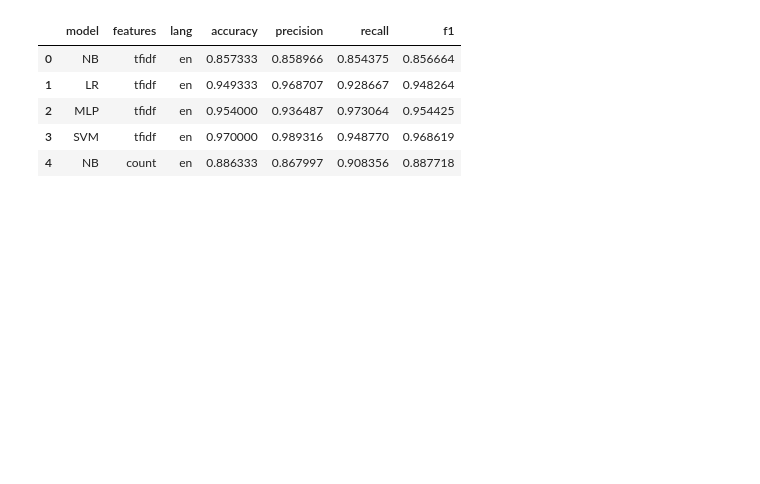
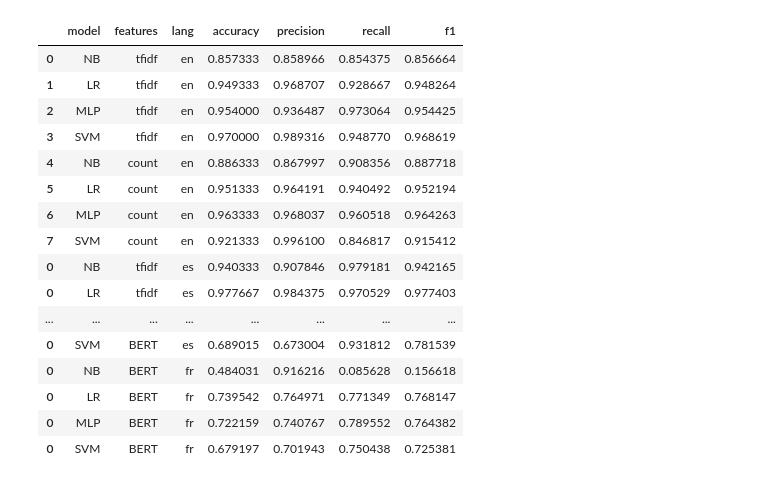
Before and after one commit to ISIS4221-JCN/Project, a Jupyter notebook: scripts/FakeNews/results.ipynb, the cells around one changed output. Saved outputs shown, nothing was run; the diff lists cells and outputs as text; code cells hidden in the pictures; blank space fills up the shorter version.

```diff
--- a/scripts/FakeNews/results.ipynb
+++ b/scripts/FakeNews/results.ipynb
@@ -7,14 +7,25 @@ import json
 # %%
 metrics_df = pd.read_csv('./../../results/FakeNewsDetection/fake_news_detection_results.csv', index_col=0)
 metrics_df.drop(metrics_df.columns[0], inplace=True, axis=1)
-metrics_df.head()
+metrics_df
 # %% [output]
 |  | model | features | lang | accuracy | precision | recall | f1 |
 | 0 | NB | tfidf | en | 0.857333 | 0.858966 | 0.854375 | 0.856664 |
 | 1 | LR | tfidf | en | 0.949333 | 0.968707 | 0.928667 | 0.948264 |
 | 2 | MLP | tfidf | en | 0.954000 | 0.936487 | 0.973064 | 0.954425 |
 | 3 | SVM | tfidf | en | 0.970000 | 0.989316 | 0.948770 | 0.968619 |
 | 4 | NB | count | en | 0.886333 | 0.867997 | 0.908356 | 0.887718 |
+| 5 | LR | count | en | 0.951333 | 0.964191 | 0.940492 | 0.952194 |
+| 6 | MLP | count | en | 0.963333 | 0.968037 | 0.960518 | 0.964263 |
+| 7 | SVM | count | en | 0.921333 | 0.996100 | 0.846817 | 0.915412 |
+| 0 | NB | tfidf | es | 0.940333 | 0.907846 | 0.979181 | 0.942165 |
+| 0 | LR | tfidf | es | 0.977667 | 0.984375 | 0.970529 | 0.977403 |
+| ... | ... | ... | ... | ... | ... | ... | ... |
+| 0 | SVM | BERT | es | 0.689015 | 0.673004 | 0.931812 | 0.781539 |
+| 0 | NB | BERT | fr | 0.484031 | 0.916216 | 0.085628 | 0.156618 |
+| 0 | LR | BERT | fr | 0.739542 | 0.764971 | 0.771349 | 0.768147 |
+| 0 | MLP | BERT | fr | 0.722159 | 0.740767 | 0.789552 | 0.764382 |
+| 0 | SVM | BERT | fr | 0.679197 | 0.701943 | 0.750438 | 0.725381 |
 # %%
 metrics_df.groupby('model').mean().plot.bar(figsize = (12, 8))
 plt.title('Comparación del desempeño de diferentes modelos', fontsize=20)
```
Also changed, not shown: parts of 4 cells of this notebook, 6 other files.
